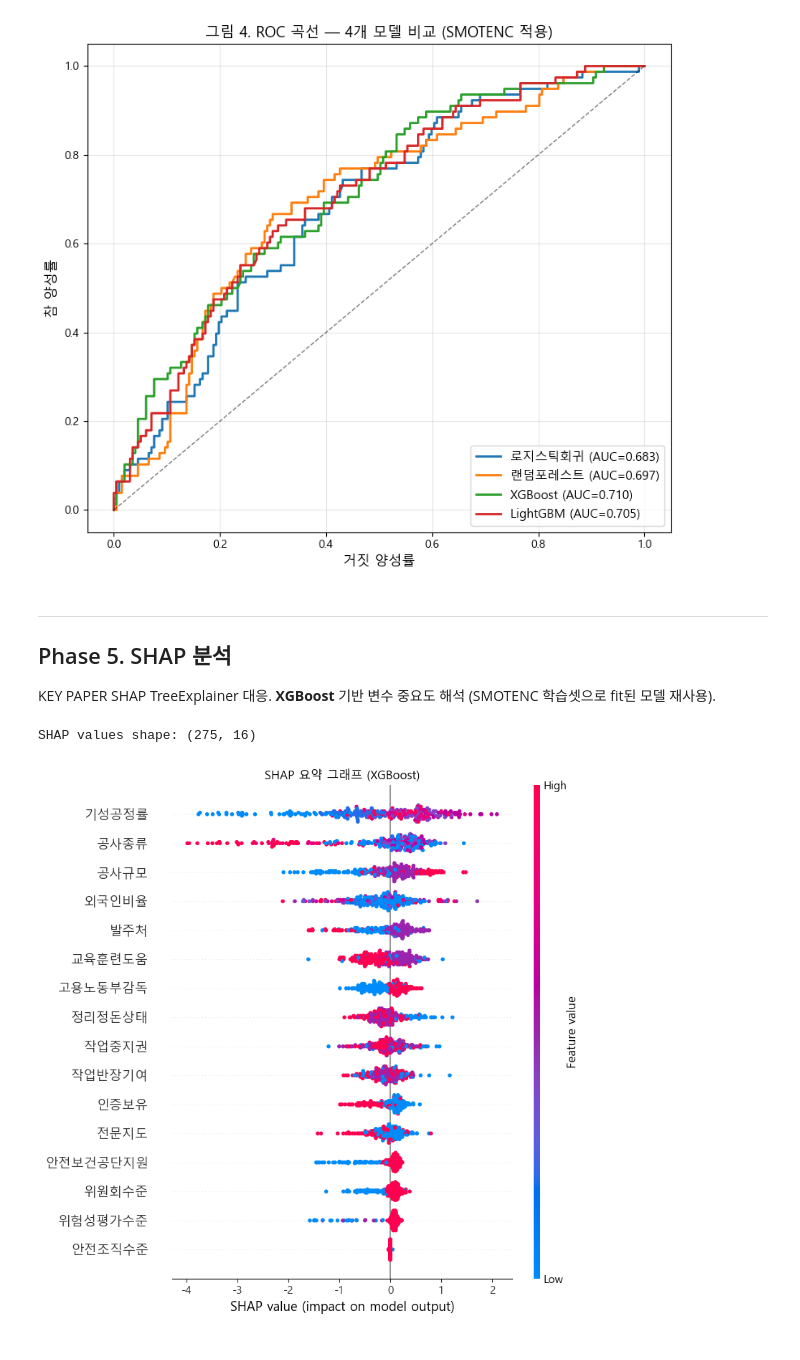
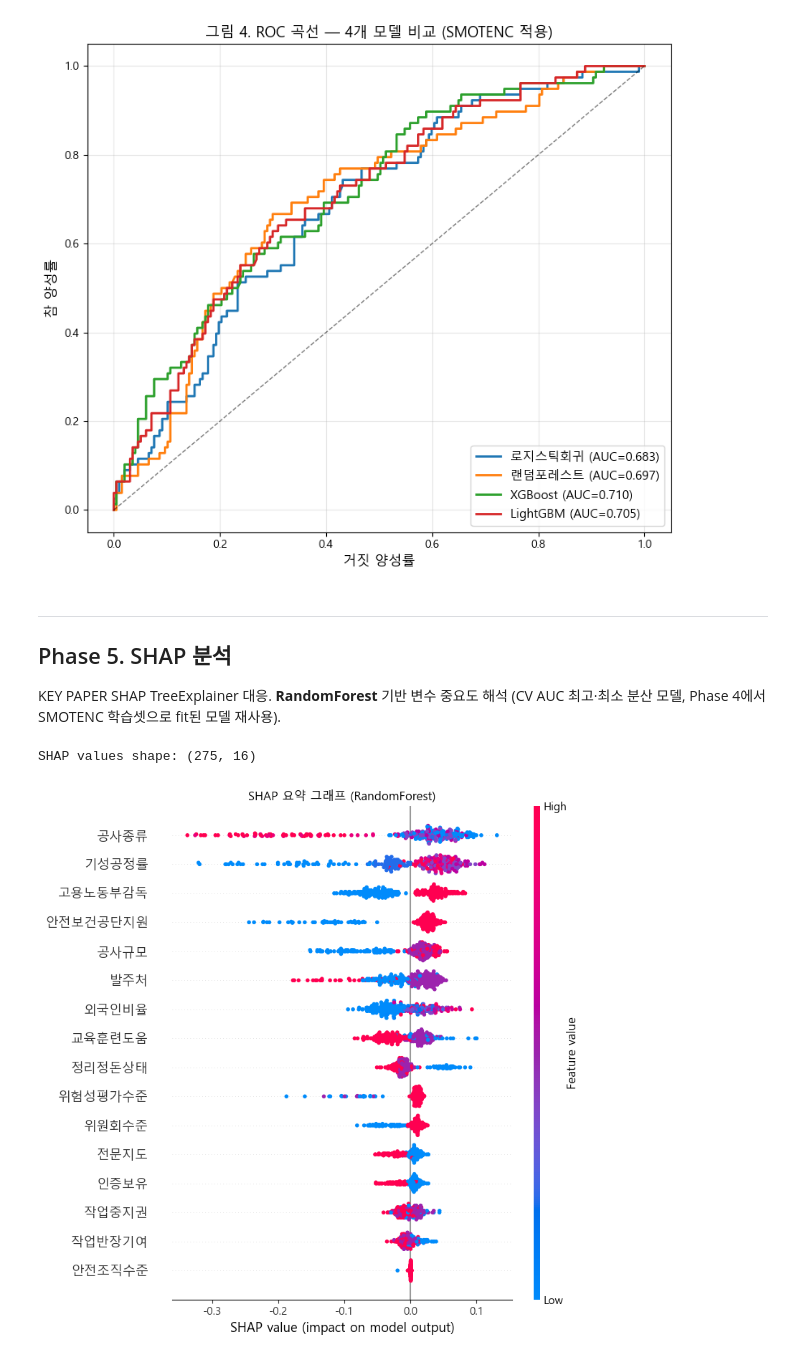
Before and after one commit to geonumul/construction_competition, a Jupyter notebook: notebooks/02_데이터분석.ipynb, the cells around one changed output. Cells and saved outputs as stored; diff of their text form; code cells hidden in the pictures.

```diff
--- a/notebooks/02_데이터분석.ipynb
+++ b/notebooks/02_데이터분석.ipynb
@@ -406,12 +406,12 @@ plt.show()
 ---
 ## Phase 5. SHAP 분석
 
-KEY PAPER SHAP TreeExplainer 대응. **XGBoost** 기반 변수 중요도 해석 (SMOTENC 학습셋으로 fit된 모델 재사용).
+KEY PAPER SHAP TreeExplainer 대응. **RandomForest** 기반 변수 중요도 해석 (CV AUC 최고·최소 분산 모델, Phase 4에서 SMOTENC 학습셋으로 fit된 모델 재사용).
 # %%
-# XGBoost 기반 SHAP (셀 18에서 SMOTENC 학습셋에 fit된 모델 재사용)
-xgb_for_shap = trained['XGBoost']
+# RandomForest 기반 SHAP (CV AUC 최고·최소 분산 모델, 셀 18에서 SMOTENC 학습셋에 fit된 모델 재사용)
+rf_for_shap = trained['랜덤포레스트']
 
-explainer = shap.TreeExplainer(xgb_for_shap)
+explainer = shap.TreeExplainer(rf_for_shap)
 sv = explainer.shap_values(X_te_raw)
 if isinstance(sv, list): sv = sv[1]
 elif sv.ndim == 3: sv = sv[:, :, 1]
@@ -421,13 +421,13 @@ SHAP values shape: (275, 16)
 # %%
 # SHAP Summary Plot
 plt.figure(figsize=(10, 8))
 shap.summary_plot(sv, X_te_raw, show=False, max_display=16)
-plt.title('SHAP 요약 그래프 (XGBoost)', fontsize=12)
+plt.title('SHAP 요약 그래프 (RandomForest)', fontsize=12)
 plt.tight_layout()
 plt.savefig('../results/figures/fig5_SHAP요약.png', dpi=120, bbox_inches='tight')
 plt.show()
 # %% [output]
-[figure, old version]
+[figure, new version]
 # %%
 # SHAP Bar Plot
 plt.figure(figsize=(10, 8))
```
Also changed, not shown: parts of 3 cells of this notebook, 6 other files.
